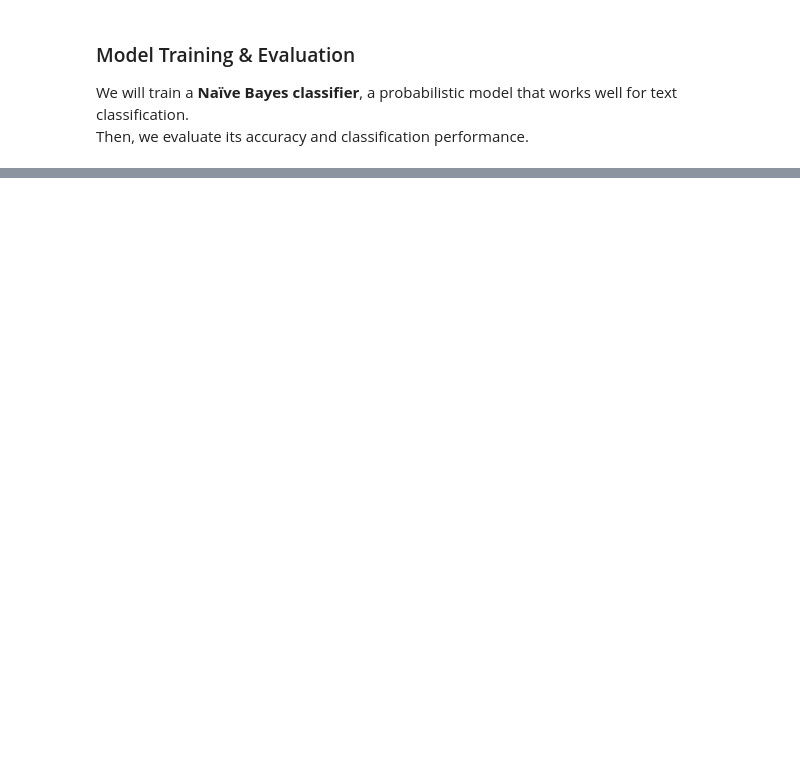
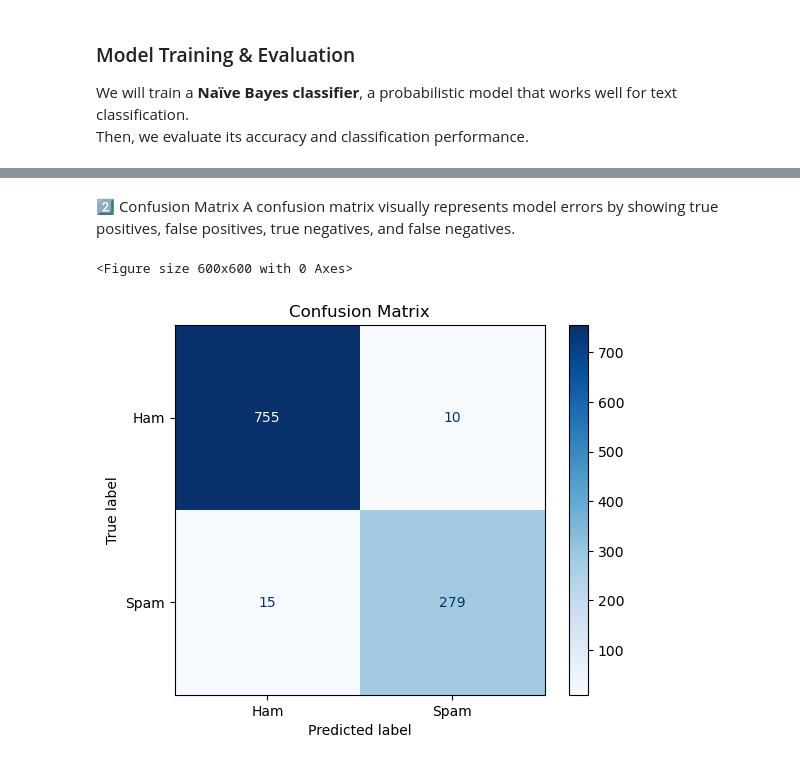
Before and after one commit to rixspaghetti/CST425-VeryLargeInfoSystems, a Jupyter notebook: EmailSpamDetection/EmailSpam.ipynb, the cells around one changed output, grey strips where cells are left out. Drawn from its saved outputs; the diff is of its cells as text; code cells hidden in the pictures; blank space fills up the shorter version.

```diff
--- a/EmailSpamDetection/EmailSpam.ipynb
+++ b/EmailSpamDetection/EmailSpam.ipynb
@@ -208,7 +313,7 @@ We will use **TF-IDF (Term Frequency - Inverse Document Frequency)** to represen
 from sklearn.feature_extraction.text import TfidfVectorizer
 
 # Initialize
-vectorizer = TfidfVectorizer(max_features=3000) # Use the top 5000 words
+vectorizer = TfidfVectorizer(max_features=5000) # Use the top 5000 words
 
 # Fit and transform the Processed_body column
 X = vectorizer.fit_transform(df_cleaned['Processed_Body'])
@@ -543,0 +690,19 @@ Passing `palette` without assigning `hue` is deprecated and will be removed in v
+# %% [markdown]
+2️⃣ Confusion Matrix
+A confusion matrix visually represents model errors by showing true positives, false positives, true negatives, and false negatives.
+# %%
+from sklearn.metrics import confusion_matrix, ConfusionMatrixDisplay
+import matplotlib.pyplot as plt
+
+# Compute confusion matrix
+cm = confusion_matrix(y_test, y_pred)
+disp = ConfusionMatrixDisplay(confusion_matrix=cm, display_labels=["Ham", "Spam"])
+
+# Plot confusion matrix
+plt.figure(figsize=(6,6))
+disp.plot(cmap="Blues", values_format="d")
+plt.title("Confusion Matrix")
+plt.show()
+# %% [output]
+<Figure size 600x600 with 0 Axes>
+[figure, added]
```
Also changed, not shown: parts of 48 cells of this notebook.
